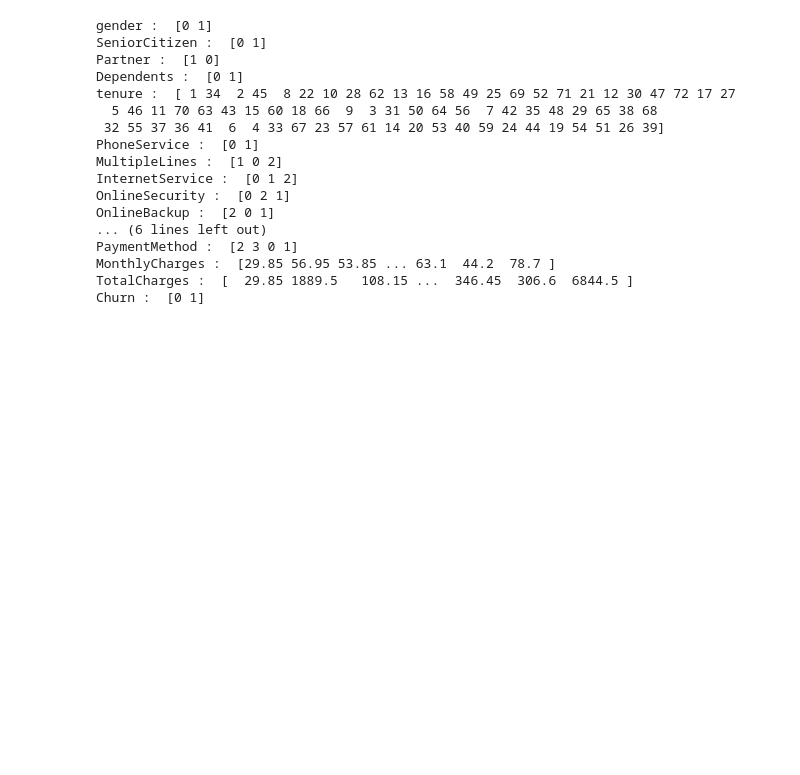
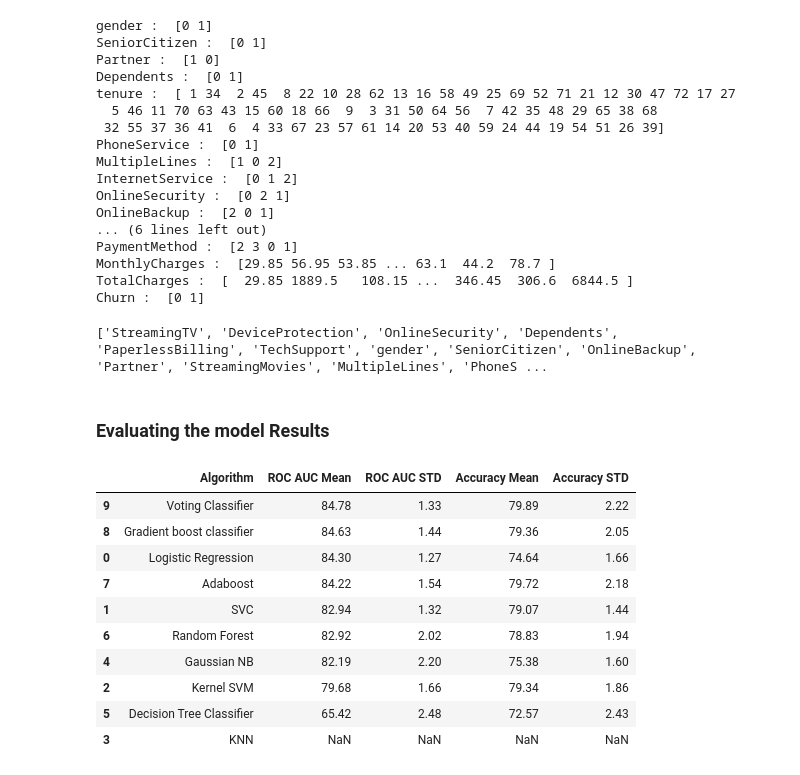
Before and after one commit to hmtalha786/Movie-Review-Sentiment-Analysis, a Jupyter notebook: Code.ipynb, the cells around one changed output. Saved outputs shown, nothing was run; the diff lists cells and outputs as text; code cells hidden in the pictures; blank space fills up the shorter version.

```diff
--- a/Code.ipynb
+++ b/Code.ipynb
@@ -616,3 +616,12 @@ PaymentMethod :  [2 3 0 1]
 MonthlyCharges :  [29.85 56.95 53.85 ... 63.1  44.2  78.7 ]
 TotalCharges :  [  29.85 1889.5   108.15 ...  346.45  306.6  6844.5 ]
 Churn :  [0 1]
+# %%
+# Divide the columns into 3 categories, one ofor standardisation, one for label encoding and one for one hot encoding
+
+cat_cols_ohe =['PaymentMethod', 'Contract', 'InternetService'] # those that need one-hot encoding
+cat_cols_le = list(set(X_train.columns)- set(col) - set(cat_cols_ohe)) #those that need label encoding
+
+print(cat_cols_le)
+# %% [output]
+['StreamingTV', 'DeviceProtection', 'OnlineSecurity', 'Dependents', 'PaperlessBilling', 'TechSupport', 'gender', 'SeniorCitizen', 'OnlineBackup', 'Partner', 'StreamingMovies', 'MultipleLines', 'PhoneS ...
@@ -618,0 +645,44 @@ Churn :  [0 1]
+# %% [markdown]
+### Evaluating the model Results
+# %%
+acc_results =[]
+auc_results =[]
+names = []
+
+result_col = ["Algorithm", "ROC AUC Mean", "ROC AUC STD", "Accuracy Mean", "Accuracy STD"]
+model_results = pd.DataFrame(columns = result_col)
+
+i=0
+# K- fold cross validation
+
+for name, model in models:
+    names.append(name)
+    kfold = model_selection.KFold(n_splits=10, random_state=0, shuffle=True)
+
+    cv_acc_results = model_selection.cross_val_score(model, X_train, y_train,
+                    cv = kfold, scoring="accuracy")
+    cv_auc_results = model_selection.cross_val_score(model, X_train, y_train,
+                    cv = kfold, scoring="roc_auc")
+    acc_results.append(cv_acc_results)
+    auc_results.append(cv_auc_results)
+
+    model_results.loc[i] = [name,
+                           round(cv_auc_results.mean()*100,2),
+                           round(cv_auc_results.std()*100,2),
+                           round(cv_acc_results.mean()*100,2),
+                           round(cv_acc_results.std()*100,2)]
+    i+=1
+
+model_results.sort_values(by = ['ROC AUC Mean'], ascending=False)
+# %% [output]
+|  | Algorithm | ROC AUC Mean | ROC AUC STD | Accuracy Mean | Accuracy STD |
+| 9 | Voting Classifier | 84.78 | 1.33 | 79.89 | 2.22 |
+| 8 | Gradient boost classifier | 84.63 | 1.44 | 79.36 | 2.05 |
+| 0 | Logistic Regression | 84.30 | 1.27 | 74.64 | 1.66 |
+| 7 | Adaboost | 84.22 | 1.54 | 79.72 | 2.18 |
+| 1 | SVC | 82.94 | 1.32 | 79.07 | 1.44 |
+| 6 | Random Forest | 82.92 | 2.02 | 78.83 | 1.94 |
+| 4 | Gaussian NB | 82.19 | 2.20 | 75.38 | 1.60 |
+| 2 | Kernel SVM | 79.68 | 1.66 | 79.34 | 1.86 |
+| 5 | Decision Tree Classifier | 65.42 | 2.48 | 72.57 | 2.43 |
+| 3 | KNN | NaN | NaN | NaN | NaN |
```
Also changed, not shown: parts of 6 cells of this notebook.
